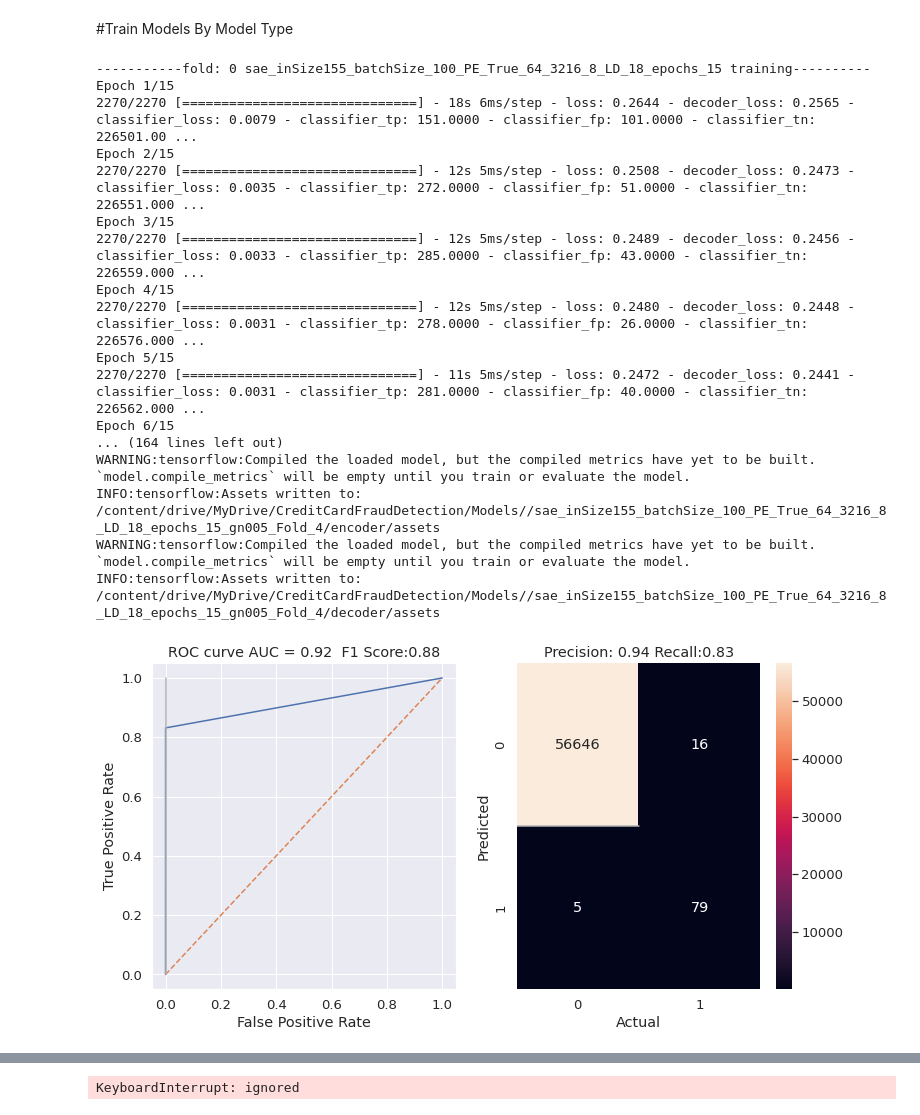
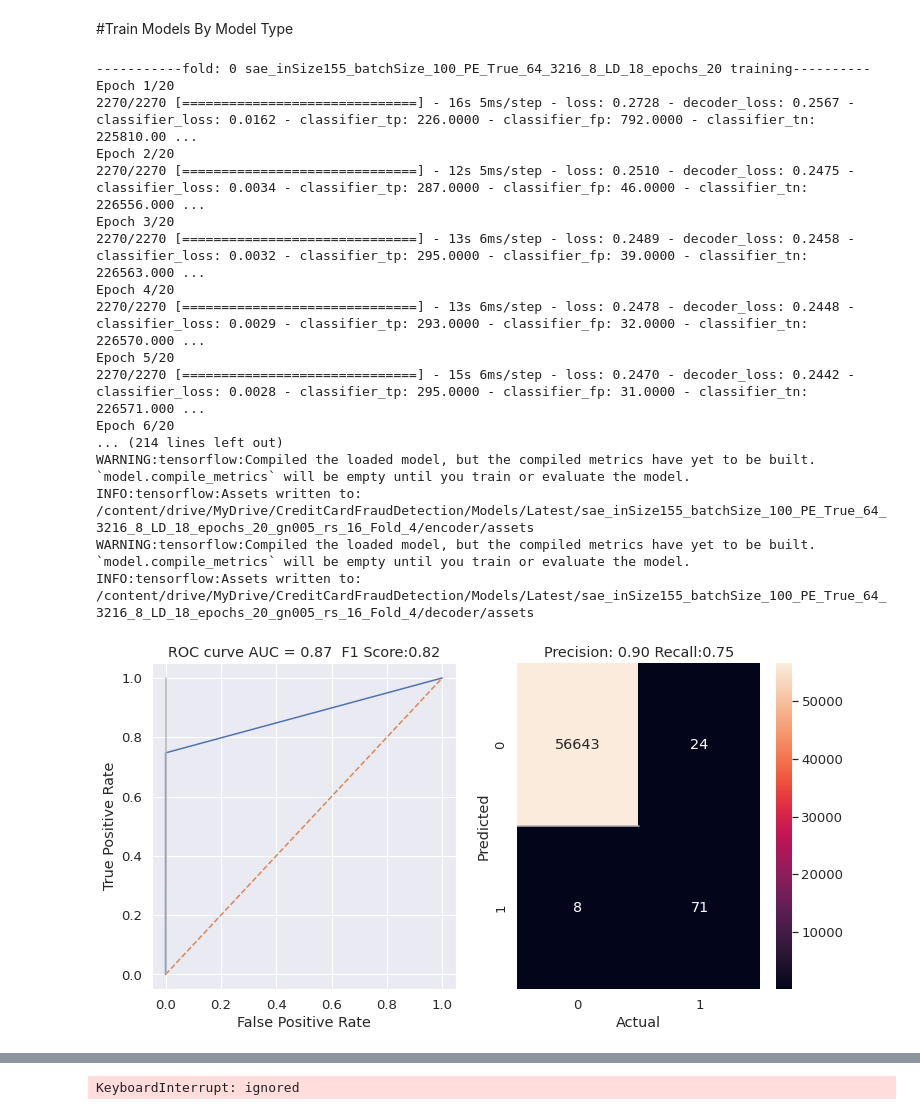
Before and after one commit to faikozcan/MLFraud, a Jupyter notebook: CreditCardFraudDetection_European_cardholders.ipynb, the cells around one changed output, grey strips where cells are left out. Saved outputs shown, nothing was run; the diff lists cells and outputs as text; code cells hidden in the pictures.

```diff
--- a/CreditCardFraudDetection_European_cardholders.ipynb
+++ b/CreditCardFraudDetection_European_cardholders.ipynb
@@ -44,7 +44,7 @@ import time
 import warnings
 warnings.simplefilter(action='ignore', category=FutureWarning)
 
-_randomState=42
+_randomState=16
 np.random.seed(_randomState) #keras backendclear
 tf.random.set_seed(_randomState)#keras backendclear
 
@@ -58,19 +58,10 @@ drive.mount('/content/drive')
 # %load_ext tensorboard
 %matplotlib inline
 
-saveToFolder='/content/drive/MyDrive/CreditCardFraudDetection/Models/'
+saveToFolder='/content/drive/MyDrive/CreditCardFraudDetection/Models/Latest'
 pd.set_option('display.max_rows', 500)
 pd.set_option('display.max_columns', 100)
 pd.set_option('display.width', 5000)
-
-class ModelPool:
-  def __init__(self, models, settings,fold):
-      self.models=models
-      self.settings=settings
-      self.fold=fold
-      self.results=pd.DataFrame()
-  def setResult(results):
-      self.results=results
 # %% [output]
 Drive already mounted at /content/drive; to attempt to forcibly remount, call drive.mount("/content/drive", force_remount=True).
 # %% [markdown]
@@ -622,7 +607,7 @@ def get_Auto_Encoder_With_Classifier(numInputColumns,latent_dim=0,neuronCountsFo
   inputLayer = Input(shape = (numInputColumns,))
   _name='SemiSupervisedAEWithClassifier' # + '_in_' +str(numInputColumns) +  '_enc_' + '_'.join([str(elem) for elem in neuronCountsForEncoder]) + '_ldim_' + str(latent_dim) +  '_cls_' + '_'.join([str(elem) for elem in neuronCountsForClassifier])
   _noiseStd=0.05
-  x=tf.keras.layers.GaussianNoise(_noiseStd,seed=_randomState,name=F"gaussian_noise{_noiseStd}")(inputLayer)
+  x=tf.keras.layers.GaussianNoise(_noiseStd,seed=_randomState,name=F"gaussian_noise_{_noiseStd}_seed_{_randomState}")(inputLayer)
   counter=0
   # Iteratively add the hidden layers
   for n_neurons in neuronCountsForEncoder:
@@ -637,7 +622,6 @@ def get_Auto_Encoder_With_Classifier(numInputColumns,latent_dim=0,neuronCountsFo
   encoder = tf.keras.models.Model(inputLayer,zLatentLayer,name='encoder')
 
   clsInput = tf.keras.layers.Input(shape=(latent_dim,), name='classifier_input')
-  # clsInputNoise = tf.keras.layers.GaussianNoise(_noiseStd,seed=_randomState,name=F"gaussian_noise{_noiseStd}")(clsInput)
   c=clsInput
   counter=0
   for n_neurons in neuronCountsForClassifier:
@@ -652,7 +636,6 @@ def get_Auto_Encoder_With_Classifier(numInputColumns,latent_dim=0,neuronCountsFo
   classifier = tf.keras.models.Model(clsInput, cOut, name='classifier')
 
   dIn= tf.keras.layers.Input(shape=(latent_dim,), name='decoder_input')
-  # dInNoise = tf.keras.layers.GaussianNoise(_noiseStd,seed=_randomState,name=F"gaussian_noise{_noiseStd}")(dIn)
   d=dIn
   counter=0
   for n_neurons in reversed(neuronCountsForEncoder):
@@ -708,6 +691,8 @@ class Sampling(tf.keras.layers.Layer):
 def get_Variational_Encoder_WithClassifier(numInputColumns,latent_dim=0,neuronCountsForClassifier=[],neuronCountsForEncoder=[]):
 
   inputLayer = Input(shape = (numInputColumns,))
+  _noiseStd=0.001
+  x=tf.keras.layers.GaussianNoise(_noiseStd,seed=_randomState,name=F"gaussian_noise{_noiseStd}")(inputLayer)
   x=inputLayer
   counter=0
   # Iteratively add the hidden layers
@@ -765,7 +750,6 @@ def get_Variational_Encoder_WithClassifier(numInputColumns,latent_dim=0,neuronCo
                                  'decoder':'mse',
 
                               },
-                           loss_weights=[1,1,0.1],
                        metrics={'classifier':
                                   [
                                   tf.keras.metrics.TruePositives(name='tp'),
@@ -1077,7 +1061,7 @@ _kFoldCount=5
 _neuronCountsForEncoder=[64,32]
 _neuronCountsForClassifier=[16,8]
 _batch_size=100
-_maxEpochs=15
+_maxEpochs=20
 _trainDataCount=0
 _testDataCount=0
 _trainDataCountPositives=0
@@ -1086,8 +1070,6 @@ _verbose=1
 _positionalEncoding=True
 foldModels={}
 currentFold=-1
-_randomState=42
-
 globalSettings={}
 globalSettings['FoldCount']=_kFoldCount
 globalSettings['RandomState']=_randomState
@@ -1102,7 +1084,7 @@ _oversamplingMethod='None'
 cv = StratifiedKFold(n_splits=_kFoldCount, random_state = _randomState, shuffle=True)
 for train_indexes,validation_indexes in cv.split(dataX,dataY):
      currentFold=currentFold+1
-    #  if(currentFold!=0):
+    #  if(currentFold!=3):
     #      continue;
      X,Y =dataX[train_indexes],dataY[train_indexes]
      valX,valY = dataX[validation_indexes],dataY[validation_indexes]
@@ -1118,7 +1100,7 @@ for train_indexes,validation_indexes in cv.split(dataX,dataY):
                 nc='_'.join([str(elem) for elem in _neuronCountsForEncoder]) +  '_'.join([str(elem) for elem in _neuronCountsForClassifier])
                 modelConfigType =modelType+ '_inSize'+ str(X.shape[1]) + '_batchSize_'+ str(_batch_size) + '_PE_' + str(_positionalEncoding) + '_' + nc + '_LD_' + str(_latentDim) + '_epochs_' +str(_maxEpochs)
                 print(F"-----------fold: {currentFold} {modelConfigType} training----------")
-                modelSavePath=F"{saveToFolder}/{modelConfigType}_gn005_Fold_{currentFold}"
+                modelSavePath=F"{saveToFolder}/{modelConfigType}_gn005_rs_{_randomState}_Fold_{currentFold}"
                 m=Mock()
 
 
@@ -1193,52 +1175,52 @@ for train_indexes,validation_indexes in cv.split(dataX,dataY):
                       m.EncoderModel=em
                       m.DecoderModel=dm
                       m.EncoderModel._name=k._name + '_encoder'
                       m.DecoderModel._name=k._name + '_decoder'
                       m.TrainHistory=history.history
                       m.Model=k
 
                 m.Settings={}
                 m.Settings['neuronCountsForClassifier']=nc
                 m.Settings['oversamplingRate']=oversamplingRate
                 m.Settings['oversamplingMethod']=_oversamplingMethod
                 m.Settings['latentDim']=_latentDim
 
 
                 m.GlobalSettings=globalSettings
                 m.ModelType=modelType
                 # m.TrainHistory=mlphistory
 
 
-                scores= m.Model.evaluate(valX, valY, verbose=0,batch_size=_batch_size)
-                m.Name = m.Model._name
-                m.NameFull=modelConfigType
-                m.EvaluationMetrics = pd.DataFrame(np.array([scores]), columns=m.Model.metrics_names)
-                m.EvaluationMetrics.insert(0,"Name",m.Model._name)
-                m.EvaluationMetrics.insert(0,"Fold",currentFold)
+                # scores= m.Model.evaluate(valX, valY, verbose=0,batch_size=_batch_size)
+                # m.Name = m.Model._name
+                # m.NameFull=modelConfigType
+                # m.EvaluationMetrics = pd.DataFrame(np.array([scores]), columns=m.Model.metrics_names)
+                # m.EvaluationMetrics.insert(0,"Name",m.Model._name)
+                # m.EvaluationMetrics.insert(0,"Fold",currentFold)
 
                 predictions = m.Model.predict(valX)
                 predictions = sklearn.preprocessing.binarize(predictions[1],  threshold=0.5, copy=True)
 
                 drawROCCurve(valY,predictions,'',savePath=F"{modelSavePath}/confusion.png")
                 pickle.dump(scaler, open(F"{modelSavePath}/scaler.sav", 'wb'))
 
                 foldModels[(modelConfigType,currentFold)]=m
 # %% [output]
------------fold: 0 sae_inSize155_batchSize_100_PE_True_64_3216_8_LD_18_epochs_15 training----------
-Epoch 1/15
-2270/2270 [==============================] - 18s 6ms/step - loss: 0.2644 - decoder_loss: 0.2565 - classifier_loss: 0.0079 - classifier_tp: 151.0000 - classifier_fp: 101.0000 - classifier_tn: 226501.00 ...
-Epoch 2/15
-2270/2270 [==============================] - 12s 5ms/step - loss: 0.2508 - decoder_loss: 0.2473 - classifier_loss: 0.0035 - classifier_tp: 272.0000 - classifier_fp: 51.0000 - classifier_tn: 226551.000 ...
-Epoch 3/15
-2270/2270 [==============================] - 12s 5ms/step - loss: 0.2489 - decoder_loss: 0.2456 - classifier_loss: 0.0033 - classifier_tp: 285.0000 - classifier_fp: 43.0000 - classifier_tn: 226559.000 ...
-Epoch 4/15
-2270/2270 [==============================] - 12s 5ms/step - loss: 0.2480 - decoder_loss: 0.2448 - classifier_loss: 0.0031 - classifier_tp: 278.0000 - classifier_fp: 26.0000 - classifier_tn: 226576.000 ...
-Epoch 5/15
-2270/2270 [==============================] - 11s 5ms/step - loss: 0.2472 - decoder_loss: 0.2441 - classifier_loss: 0.0031 - classifier_tp: 281.0000 - classifier_fp: 40.0000 - classifier_tn: 226562.000 ...
-Epoch 6/15
-... (164 lines left out)
+-----------fold: 0 sae_inSize155_batchSize_100_PE_True_64_3216_8_LD_18_epochs_20 training----------
+Epoch 1/20
+2270/2270 [==============================] - 16s 5ms/step - loss: 0.2728 - decoder_loss: 0.2567 - classifier_loss: 0.0162 - classifier_tp: 226.0000 - classifier_fp: 792.0000 - classifier_tn: 225810.00 ...
+Epoch 2/20
+2270/2270 [==============================] - 12s 5ms/step - loss: 0.2510 - decoder_loss: 0.2475 - classifier_loss: 0.0034 - classifier_tp: 287.0000 - classifier_fp: 46.0000 - classifier_tn: 226556.000 ...
+Epoch 3/20
+2270/2270 [==============================] - 13s 6ms/step - loss: 0.2489 - decoder_loss: 0.2458 - classifier_loss: 0.0032 - classifier_tp: 295.0000 - classifier_fp: 39.0000 - classifier_tn: 226563.000 ...
+Epoch 4/20
+2270/2270 [==============================] - 13s 6ms/step - loss: 0.2478 - decoder_loss: 0.2448 - classifier_loss: 0.0029 - classifier_tp: 293.0000 - classifier_fp: 32.0000 - classifier_tn: 226570.000 ...
+Epoch 5/20
+2270/2270 [==============================] - 15s 6ms/step - loss: 0.2470 - decoder_loss: 0.2442 - classifier_loss: 0.0028 - classifier_tp: 295.0000 - classifier_fp: 31.0000 - classifier_tn: 226571.000 ...
+Epoch 6/20
+... (214 lines left out)
 WARNING:tensorflow:Compiled the loaded model, but the compiled metrics have yet to be built. `model.compile_metrics` will be empty until you train or evaluate the model.
-INFO:tensorflow:Assets written to: /content/drive/MyDrive/CreditCardFraudDetection/Models//sae_inSize155_batchSize_100_PE_True_64_3216_8_LD_18_epochs_15_gn005_Fold_4/encoder/assets
+INFO:tensorflow:Assets written to: /content/drive/MyDrive/CreditCardFraudDetection/Models/Latest/sae_inSize155_batchSize_100_PE_True_64_3216_8_LD_18_epochs_20_gn005_rs_16_Fold_4/encoder/assets
 WARNING:tensorflow:Compiled the loaded model, but the compiled metrics have yet to be built. `model.compile_metrics` will be empty until you train or evaluate the model.
-INFO:tensorflow:Assets written to: /content/drive/MyDrive/CreditCardFraudDetection/Models//sae_inSize155_batchSize_100_PE_True_64_3216_8_LD_18_epochs_15_gn005_Fold_4/decoder/assets
+INFO:tensorflow:Assets written to: /content/drive/MyDrive/CreditCardFraudDetection/Models/Latest/sae_inSize155_batchSize_100_PE_True_64_3216_8_LD_18_epochs_20_gn005_rs_16_Fold_4/decoder/assets
-[figure, old version]
+[figure, new version]
```
Also changed, not shown: parts of 24 cells of this notebook.
